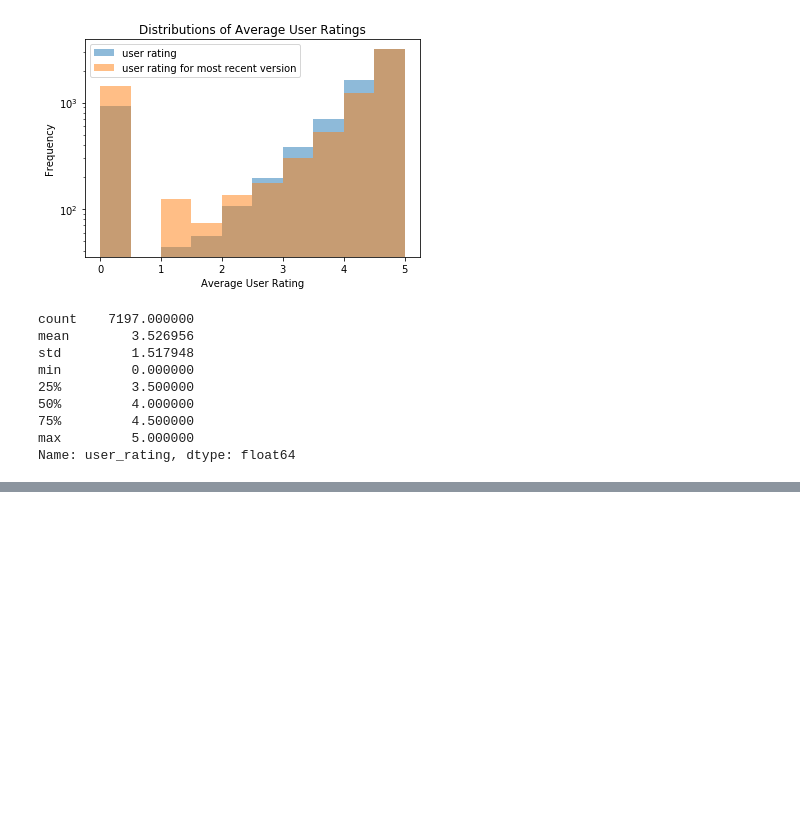
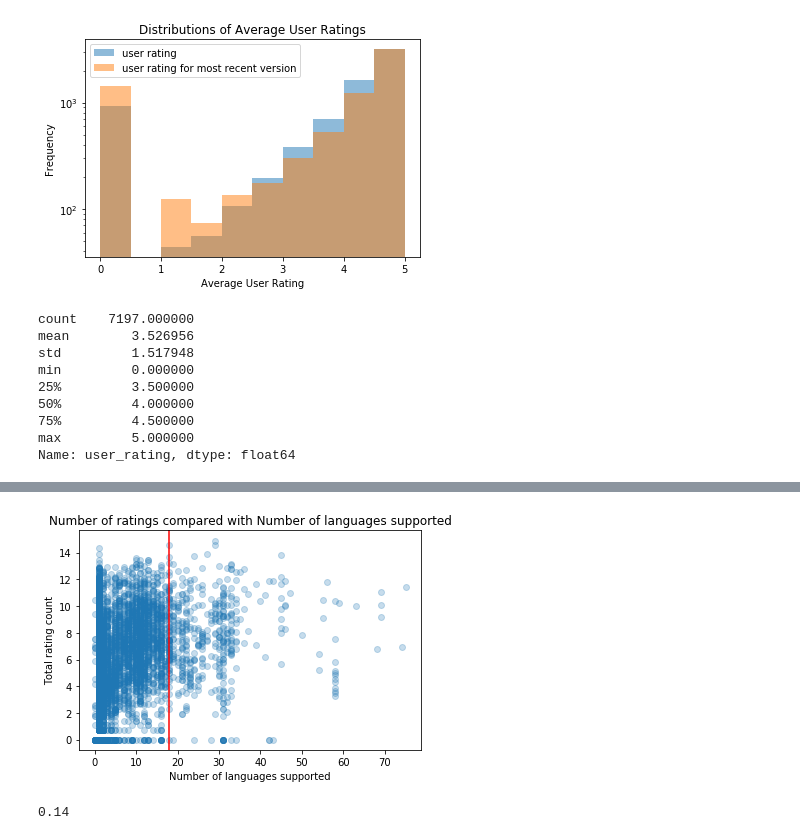
Before and after one commit to cgman64/apple-store-analysis, a Jupyter notebook: appStoreAnalysis.ipynb, the cells around one changed output, grey strips where cells are left out. Saved outputs shown, nothing was run; the diff lists cells and outputs as text; code cells hidden in the pictures; blank space fills up the shorter version.

```diff
--- a/appStoreAnalysis.ipynb
+++ b/appStoreAnalysis.ipynb
@@ -257,0 +294,31 @@ We can infer from the distributions of average user rating, that user ratings do
+# %%
+#from sklearn.preprocessing import MinMaxScaler
+
+target = ['rating_count_tot']
+numeric = ['size_bytes','price','user_rating',
+           'sup_devices.num','ipadSc_urls.num','lang.num']
+non_numeric = ['cont_rating','prime_genre','vpp_lic']
+
+df = store[target + numeric + non_numeric]
+
+# Outlier removal
+if False:
+    for feat in target + numeric:
+        q75, q25 = np.percentile(df[feat],[75,25])
+        iqr = q75 - q25
+
+        lower = q25 - (iqr*1.5)
+        upper = q75 + (iqr*1.5)
+        outliers = list(filter(lambda x: (x < q25) or (x > q75),df[feat]))
+        print(feat.upper(), "outliers:\n", len(outliers))
+
+#scaler = MinMaxScaler()
+#
+#df[target + numeric] = scaler.fit_transform(df[target + numeric])
+df[target + numeric] = (store[target + numeric] - np.mean(store[target + numeric]) / np.std(store[target + numeric]))
+df = pd.get_dummies(df, columns=non_numeric)
+
+
+
+print( list(pd.get_dummies(store[non_numeric]).columns) )
+df.head()
@@ -257,0 +356,17 @@ We can infer from the distributions of average user rating, that user ratings do
+# %%
+import seaborn as sns
+x = np.ones(df.shape[0]) * 20
+
+total_ratings = store['rating_count_tot']
+n_lang = store['lang.num']
+plt.scatter(n_lang,total_ratings.apply(lambda x: np.log(x + 1)),alpha=0.25)
+plt.ylabel('Total rating count')
+plt.xlabel('Number of languages supported')
+plt.title('Number of ratings compared with Number of languages supported')
+plt.axvline(x=18, color='r')
+plt.tight_layout()
+plt.show()
+round(np.corrcoef(total_ratings,n_lang)[0][1],2)
+# %% [output]
+[figure, added]
+0.14
```
Also changed, not shown: parts of 12 cells of this notebook.
